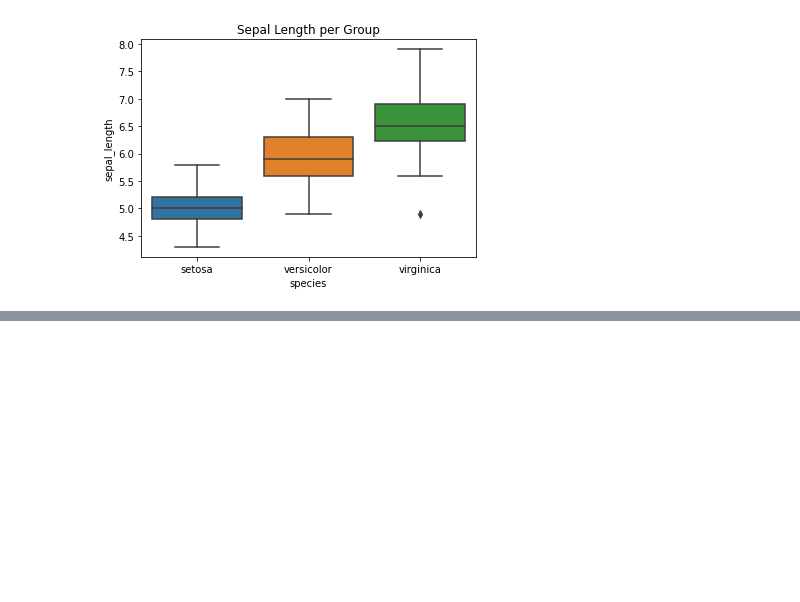
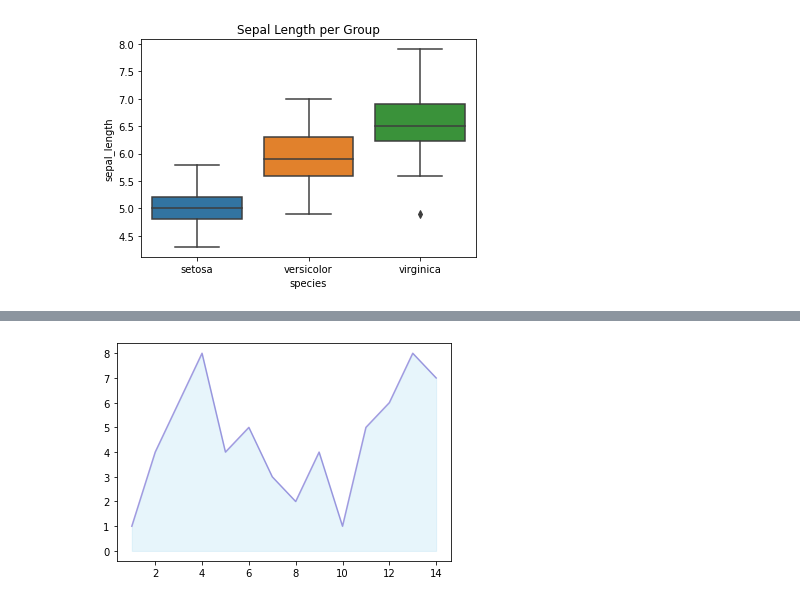
Before and after one commit to Data-Miners-Club/DS-Libraries, a Jupyter notebook: Common_Plots.ipynb, the cells around one changed output, grey strips where cells are left out. Cells and saved outputs as stored; diff of their text form; code cells hidden in the pictures; blank space fills up the shorter version.

```diff
--- a/Common_Plots.ipynb
+++ b/Common_Plots.ipynb
@@ -176,0 +272,11 @@ plt.show()
+# %%
+import matplotlib.pyplot as plt
+
+x=range(1,15)
+y=[1,4,6,8,4,5,3,2,4,1,5,6,8,7]
+
+plt.fill_between( x, y, color="skyblue", alpha=0.2)
+plt.plot(x, y, color="Slateblue", alpha=0.6)
+plt.show()
+# %% [output]
+[figure, added]
```
Also changed, not shown: parts of 20 cells of this notebook.
